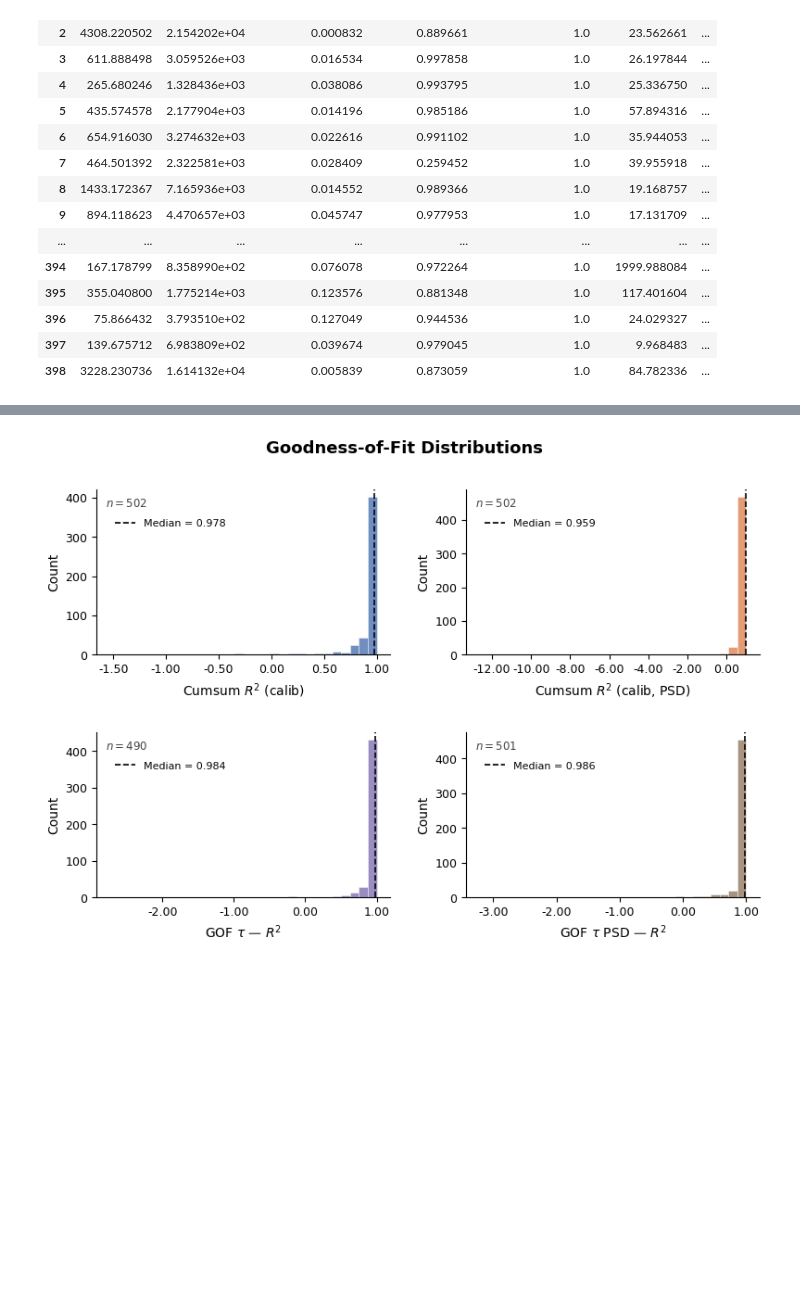
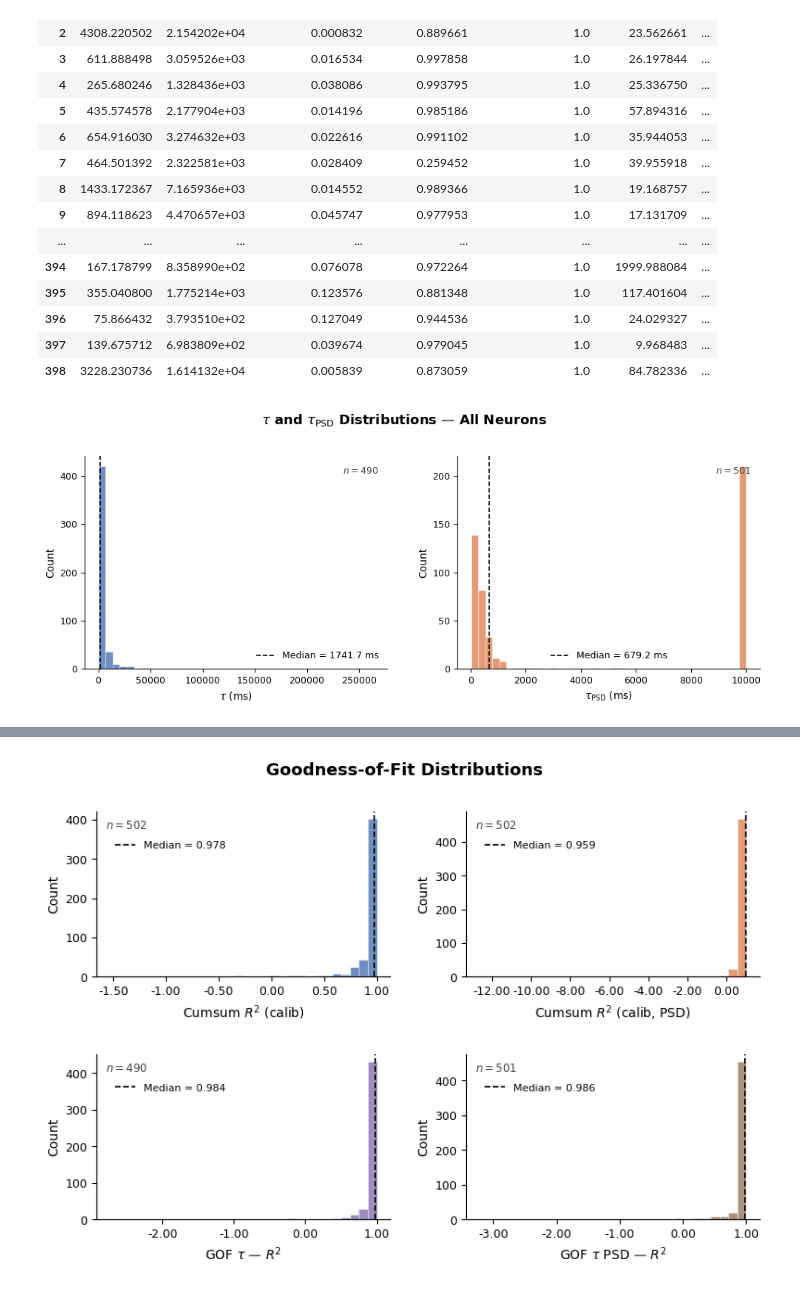
Before and after one commit to mjoudy/Cascade, a Jupyter notebook: df_analysis.ipynb, the cells around one changed output, grey strips where cells are left out. Cells and saved outputs as stored; diff of their text form; code cells hidden in the pictures; blank space fills up the shorter version.

```diff
--- a/df_analysis.ipynb
+++ b/df_analysis.ipynb
@@ -65,3 +65,56 @@ display(HTML(html))
 | 396 | 75.866432 | 3.793510e+02 | 0.127049 | 0.944536 | 1.0 | 24.029327 | ... |
 | 397 | 139.675712 | 6.983809e+02 | 0.039674 | 0.979045 | 1.0 | 9.968483 | ... |
 | 398 | 3228.230736 | 1.614132e+04 | 0.005839 | 0.873059 | 1.0 | 84.782336 | ... |
+# %%
+import pandas as pd
+import numpy as np
+import matplotlib.pyplot as plt
+import matplotlib.ticker as ticker
+
+df = pd.read_csv('neurons_measurements.csv')
+
+plt.rcParams.update({
+    'font.family': 'sans-serif',
+    'font.size': 10,
+    'axes.titlesize': 11,
+    'axes.labelsize': 10,
+    'xtick.labelsize': 9,
+    'ytick.labelsize': 9,
+    'axes.linewidth': 0.8,
+    'pdf.fonttype': 42,
+    'ps.fonttype': 42,
+})
+
+fig, axes = plt.subplots(1, 2, figsize=(10, 4))
+
+for ax, col, label, color in zip(
+    axes,
+    ['tau_ms', 'tau_psd_ms'],
+    [r'$\tau$ (ms)', r'$\tau_\mathrm{PSD}$ (ms)'],
+    ['#4C72B0', '#DD8452'],
+):
+    data = df[col].dropna()
+    median = data.median()
+    bins = np.linspace(data.quantile(0.01), data.quantile(0.99), 40)
+
+    ax.hist(data, bins=bins, color=color, alpha=0.80, edgecolor='white', linewidth=0.4)
+    ax.axvline(median, color='black', linestyle='--', linewidth=1.2,
+               label=f'Median = {median:.1f} ms')
+
+    ax.set_xlabel(label, labelpad=4)
+    ax.set_ylabel('Count', labelpad=4)
+    ax.spines['top'].set_visible(False)
+    ax.spines['right'].set_visible(False)
+    ax.text(0.97, 0.95, f'$n={len(data)}$', transform=ax.transAxes,
+            fontsize=9, va='top', ha='right', color='#444444')
+    ax.legend(fontsize=9, frameon=False)
+    ax.yaxis.set_major_locator(ticker.MaxNLocator(integer=True, nbins=5))
+
+fig.suptitle(r'$\tau$ and $\tau_\mathrm{PSD}$ Distributions — All Neurons',
+             fontsize=13, fontweight='bold', y=1.02)
+plt.tight_layout(w_pad=3.0)
+plt.savefig('tau_histograms_total.pdf', bbox_inches='tight', dpi=300)
+plt.savefig('tau_histograms_total.png', bbox_inches='tight', dpi=300)
+plt.show()
+# %% [output]
+[figure, added]
```
Also changed, not shown: parts of 1 cell of this notebook, 1 other file.
